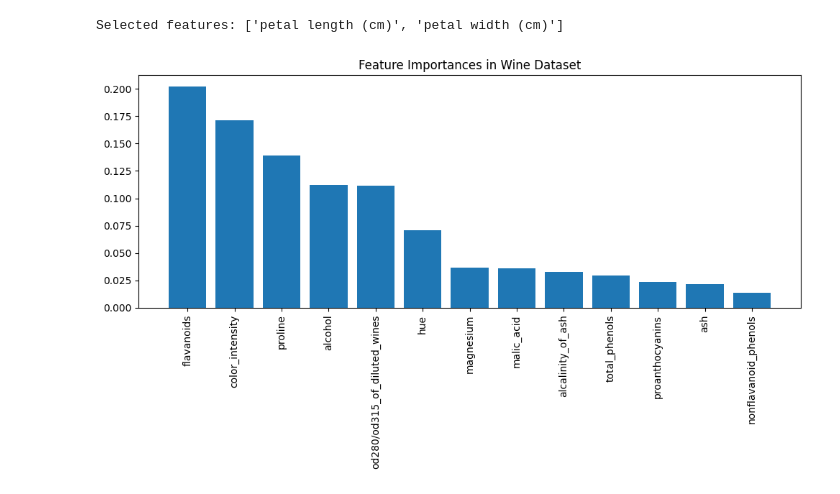
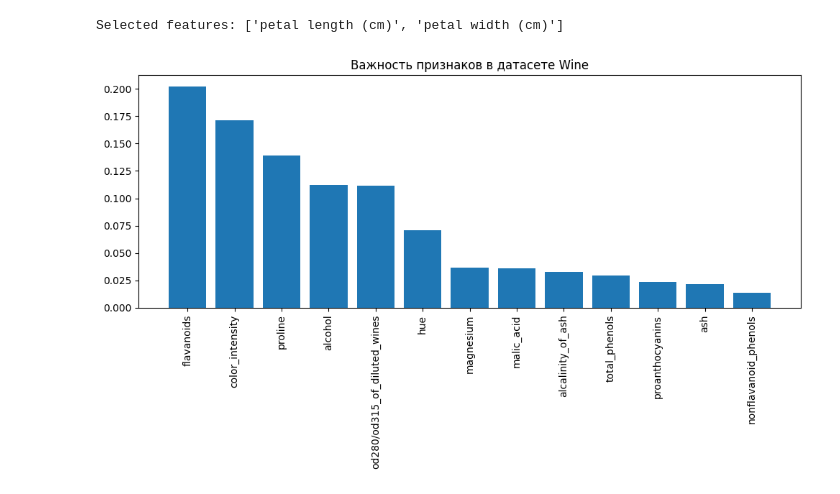
Before and after one commit to Erdaulet0341/Data-mining, a Jupyter notebook: ass2.ipynb, the cells around one changed output. Cells and saved outputs as stored; diff of their text form; code cells hidden in the pictures.

```diff
--- a/ass2.ipynb
+++ b/ass2.ipynb
@@ -35,54 +34,53 @@ print("Selected features:", selected_feature_names)
 # %% [output]
 Selected features: ['petal length (cm)', 'petal width (cm)']
 # %%
-# Exercise 2
-# Import necessary libraries
-from sklearn.datasets import load_wine  # For loading the Wine dataset
-from sklearn.model_selection import train_test_split  # For splitting data into train and test sets
-from sklearn.ensemble import RandomForestClassifier  # For creating a Random Forest model
-import matplotlib.pyplot as plt  # For data visualization
+#ex2
+from sklearn.datasets import load_wine  # Для загрузки датасета Wine
+from sklearn.model_selection import train_test_split  # Для разделения данных на обучающую и тестовую выборки
+from sklearn.ensemble import RandomForestClassifier  # Для создания модели случайного леса
+import matplotlib.pyplot as plt  # Для визуализации данных
 
-# Load the Wine dataset
+# Загрузка датасета Wine
 wine = load_wine()
 X, y = wine.data, wine.target
-# X contains the feature data (13 features for each wine sample)
-# y contains the target labels (3 different wine classes)
+# X содержит данные о признаках (13 признаков для каждой выборки вина)
+# y содержит целевые метки (3 разных класса вина)
 
-# Split the dataset into training and testing sets
-# test_size=0.2 means 20% of the data will be used for testing
-# random_state=42 ensures reproducibility of the split
+# Разделение датасета на обучающую и тестовую выборки
+# test_size=0.2 означает, что 20% данных будет использовано для тестирования
+# random_state=42 гарантирует воспроизводимость разделения
 X_train, X_test, y_train, y_test = train_test_split(X, y, test_size=0.2, random_state=42)
 
-# Train a Random Forest classifier
-# n_estimators=100 means we're using 100 trees in our forest
-# random_state=42 ensures reproducibility of the model
+# Обучение классификатора случайного леса
+# n_estimators=100 означает, что мы используем 100 деревьев в лесу
+# random_state=42 гарантирует воспроизводимость модели
 rf_classifier = RandomForestClassifier(n_estimators=100, random_state=42)
-rf_classifier.fit(X_train, y_train)  # Train the model on our training data
+rf_classifier.fit(X_train, y_train)  # Обучаем модель на обучающих данных
 
-# Get feature importances
-# feature_importances_ is an attribute of the trained Random Forest model
-# It provides a score for each feature, where higher scores indicate more important features
+# Получение важности признаков
+# feature_importances_ — это атрибут обученной модели случайного леса
+# Он предоставляет оценку для каждого признака, где более высокие оценки указывают на более важные признаки
 importances = rf_classifier.feature_importances_
-feature_names = wine.feature_names  # Get the names of the features from our dataset
+feature_names = wine.feature_names  # Получаем названия признаков из нашего датасета
 
-# Sort features by importance
-# zip() pairs up the importance scores with their corresponding feature names
-# sorted() orders these pairs from highest importance to lowest
+# Сортировка признаков по важности
+# zip() объединяет оценки важности с соответствующими названиями признаков
+# sorted() упорядочивает эти пары от самой высокой важности к самой низкой
 feature_importance = sorted(zip(importances, feature_names), reverse=True)
 
-# Visualize feature importances
-plt.figure(figsize=(10, 6))  # Create a new figure with specified size
-# Create a bar plot of feature importances
+# Визуализация важности признаков
+plt.figure(figsize=(10, 6))  # Создаем новый график с указанным размером
+# Создаем столбчатую диаграмму важности признаков
 plt.bar(range(len(importances)), [imp for imp, _ in feature_importance])
-# Set the x-tick labels to be the feature names, rotated 90 degrees for readability
+# Устанавливаем подписи оси x как названия признаков, повёрнутые на 90 градусов для удобства чтения
 plt.xticks(range(len(importances)), [name for _, name in feature_importance], rotation=90)
-plt.title("Feature Importances in Wine Dataset")  # Set the title of the plot
-plt.tight_layout()  # Adjust the plot to ensure everything fits without overlapping
-plt.show()  # Display the plot
+plt.title("Важность признаков в датасете Wine")  # Устанавливаем заголовок графика
+plt.tight_layout()  # Регулируем график, чтобы всё поместилось и не перекрывалось
+plt.show()  # Отображаем график
 
-# Note: The exact feature importances may vary slightly each time you run the code
-# due to the random nature of the Random Forest algorithm, even with a set random_state.
-# However, the general trend of which features are more important should remain consistent.
+# Примечание: Точные значения важности признаков могут незначительно варьироваться при каждом запуске кода
+# из-за случайного характера алгоритма случайного леса, даже при фиксированном random_state.
+# Однако, общая тенденция, какие признаки важнее, должна оставаться неизменной.
 # %% [output]
-[figure, old version]
+[figure, new version]
 # %%
```
Also changed, not shown: parts of 3 cells of this notebook.
